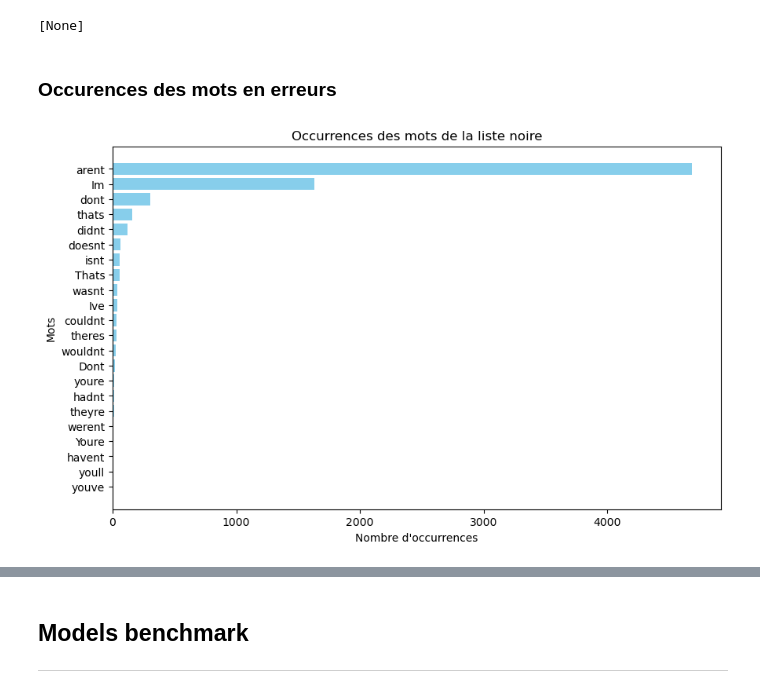
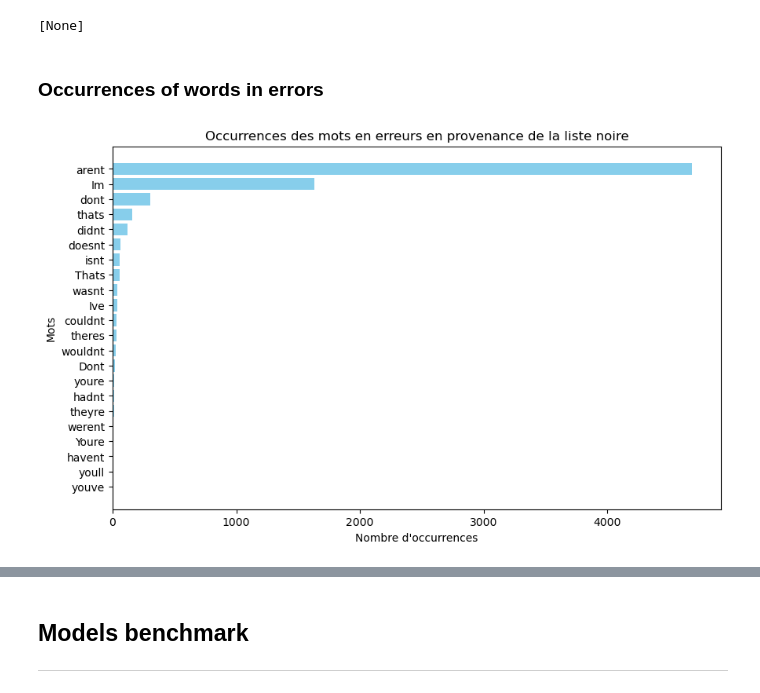
Before and after one commit to DjDonPablo/IA-DATA-HACK, a Jupyter notebook: final_notebook.ipynb, the cells around one changed output, grey strips where cells are left out. Drawn from its saved outputs; the diff is of its cells as text; code cells hidden in the pictures.

```diff
--- a/final_notebook.ipynb
+++ b/final_notebook.ipynb
@@ -60,34 +60,34 @@ fs.download("civel/diffusion/hackathon-minarm-2024/AIVSAI/hack_train.csv", file_
 [None]
 # %%
 df = pd.read_csv(file_path).drop(['src'], axis=1)
-# %% [markdown]
-### Occurences des mots en erreurs
+# %% [markdown]
+### Occurrences of words in errors
 # %%
 # Liste noire de mots à considérer comme des erreurs
 blacklisted_words = {"didnt","dont","Im","youre","Ive","doesnt","wasnt","couldnt","wasnt","couldnt","thats","isnt","Thats","thats",
 "theres","theyre","wouldnt","Youre","arent","youll","Dont","theres","youve","havent","hadnt","werent"
 }
 
 # Dictionnaire pour compter les occurrences des mots de la liste noire dans les textes
 blacklisted_counts = {word: sum(text.count(word) for text in df['text']) for word in blacklisted_words}
 
 # Filtrer les mots avec au moins une occurrence
 filtered_counts = {word: count for word, count in blacklisted_counts.items() if count > 0}
 
 # Trier dictionnaire par valeur pour obtenir les mots avec le plus d'occurrences
 sorted_counts = sorted(filtered_counts.items(), key=lambda x: x[1], reverse=True)
 
 # Extraction data pour graphique
 words = [word for word, count in sorted_counts]
 counts = [count for word, count in sorted_counts]
 
 # tunning graphique
 plt.figure(figsize=(10, 6))
 plt.barh(words, counts, color='skyblue')
 plt.xlabel('Nombre d\'occurrences')
 plt.ylabel('Mots')
-plt.title('Occurrences des mots de la liste noire')
+plt.title('Occurrences des mots en erreurs en provenance de la liste noire')
 plt.gca().invert_yaxis()  # Inverser l'axe y pour avoir les mots les plus fréquents en haut
 plt.show()
 # %% [output]
-[figure, old version]
+[figure, new version]
```
Also changed, not shown: parts of 6 cells of this notebook.
